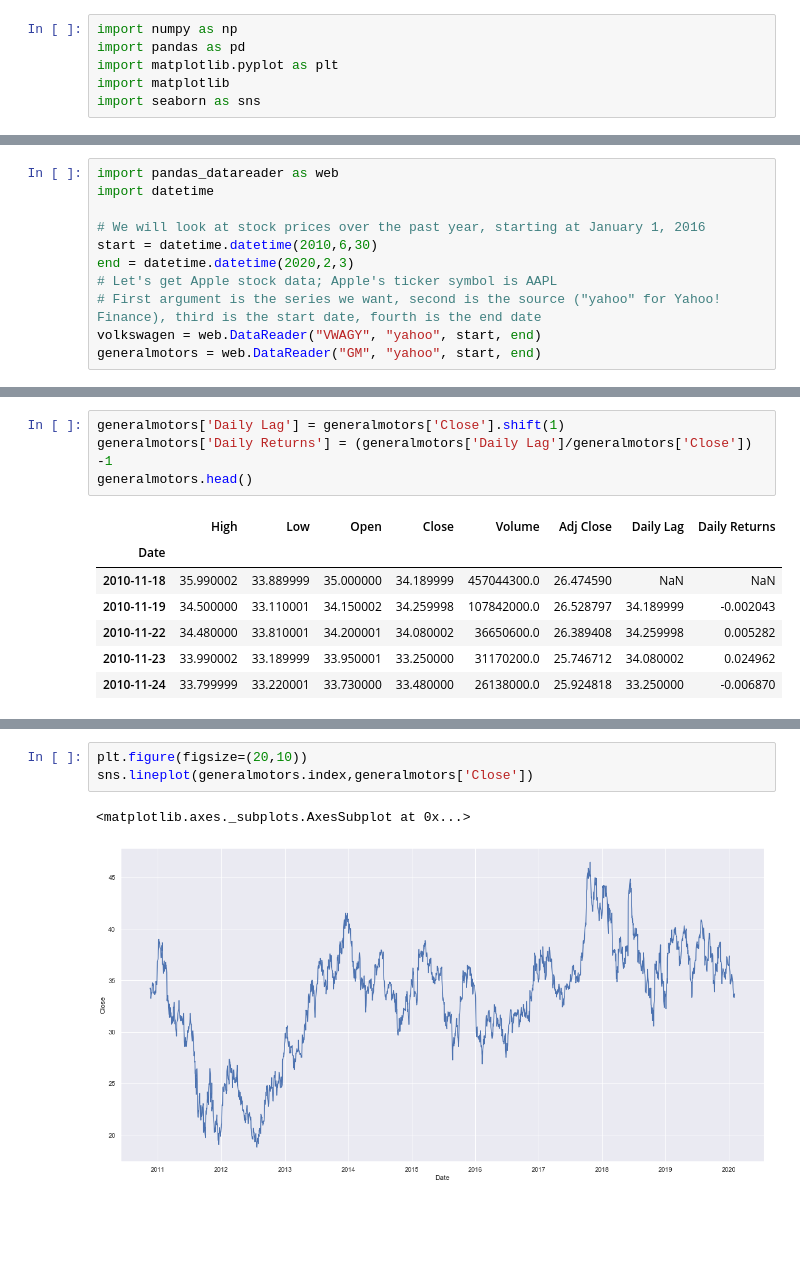
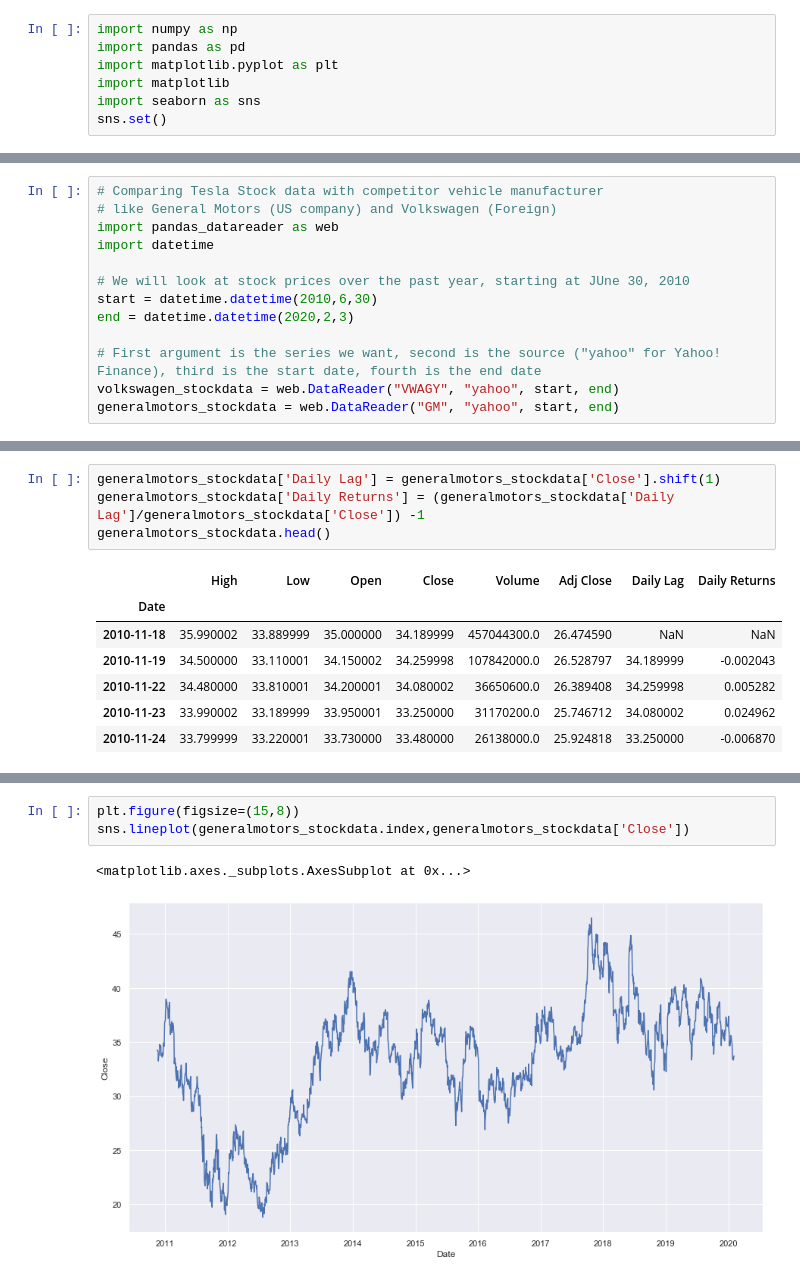
Before and after one commit to vidvatabuch/Tesla-Stock-Analysis, a Jupyter notebook: Tesla stock analysis.ipynb, the cells around one changed output, grey strips where cells are left out. Drawn from its saved outputs; the diff is of its cells as text; blank space fills up the shorter version.

```diff
--- a/Tesla stock analysis.ipynb
+++ b/Tesla stock analysis.ipynb
@@ -4,5 +4,6 @@ import pandas as pd
 import matplotlib.pyplot as plt
 import matplotlib
 import seaborn as sns
+sns.set()
 # %%
 #importing the Tesla Stock Dataset
@@ -111,12 +112,14 @@ sns.lineplot(data=stocks)
 # %%
+# Comparing Tesla Stock data with competitor vehicle manufacturer
+# like General Motors (US company) and Volkswagen (Foreign)
 import pandas_datareader as web
 import datetime
 
-# We will look at stock prices over the past year, starting at January 1, 2016
+# We will look at stock prices over the past year, starting at JUne 30, 2010
 start = datetime.datetime(2010,6,30)
 end = datetime.datetime(2020,2,3)
-# Let's get Apple stock data; Apple's ticker symbol is AAPL
+
 # First argument is the series we want, second is the source ("yahoo" for Yahoo! Finance), third is the start date, fourth is the end date
-volkswagen = web.DataReader("VWAGY", "yahoo", start, end)
-generalmotors = web.DataReader("GM", "yahoo", start, end)
+volkswagen_stockdata = web.DataReader("VWAGY", "yahoo", start, end)
+generalmotors_stockdata = web.DataReader("GM", "yahoo", start, end)
 # %%
@@ -152,9 +155,9 @@ volkswagen.head()
 | 2010-07-02 | 8.725 | 8.530 | 8.575 | 8.650 | 9330.0 | 6.177642 | 8.700 | 0.005780 |
 | 2010-07-06 | 8.850 | 8.700 | 8.700 | 8.775 | 13084.0 | 6.266915 | 8.650 | -0.014245 |
 # %%
-generalmotors['Daily Lag'] = generalmotors['Close'].shift(1)
-generalmotors['Daily Returns'] = (generalmotors['Daily Lag']/generalmotors['Close']) -1
-generalmotors.head()
+generalmotors_stockdata['Daily Lag'] = generalmotors_stockdata['Close'].shift(1)
+generalmotors_stockdata['Daily Returns'] = (generalmotors_stockdata['Daily Lag']/generalmotors_stockdata['Close']) -1
+generalmotors_stockdata.head()
 # %% [output]
 |  | High | Low | Open | Close | Volume | Adj Close | Daily Lag | Daily Returns |
 | Date |  |  |  |  |  |  |  |  |
@@ -196,6 +206,6 @@ sns.lineplot(volkswagen.index,volkswagen['Close'])
 # %%
-plt.figure(figsize=(20,10))
-sns.lineplot(generalmotors.index,generalmotors['Close'])
+plt.figure(figsize=(15,8))
+sns.lineplot(generalmotors_stockdata.index,generalmotors_stockdata['Close'])
 # %% [output]
 <matplotlib.axes._subplots.AxesSubplot at 0x...>
-[figure, old version]
+[figure, new version]
```
Also changed, not shown: parts of 14 cells of this notebook.
